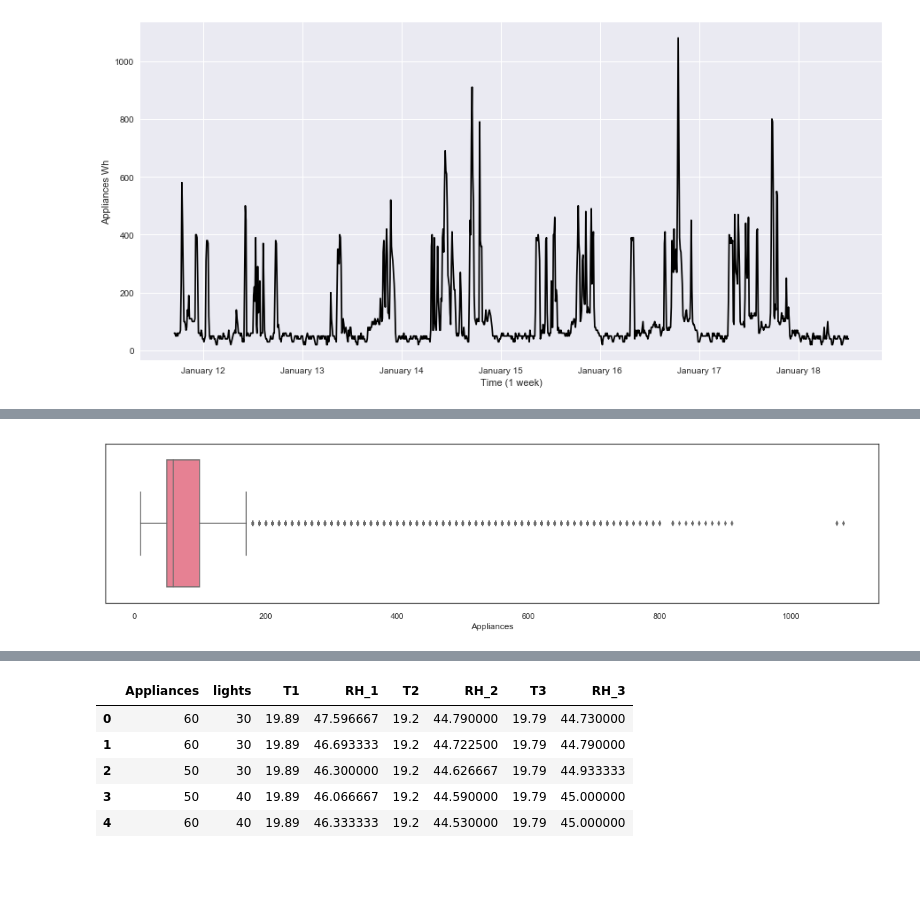
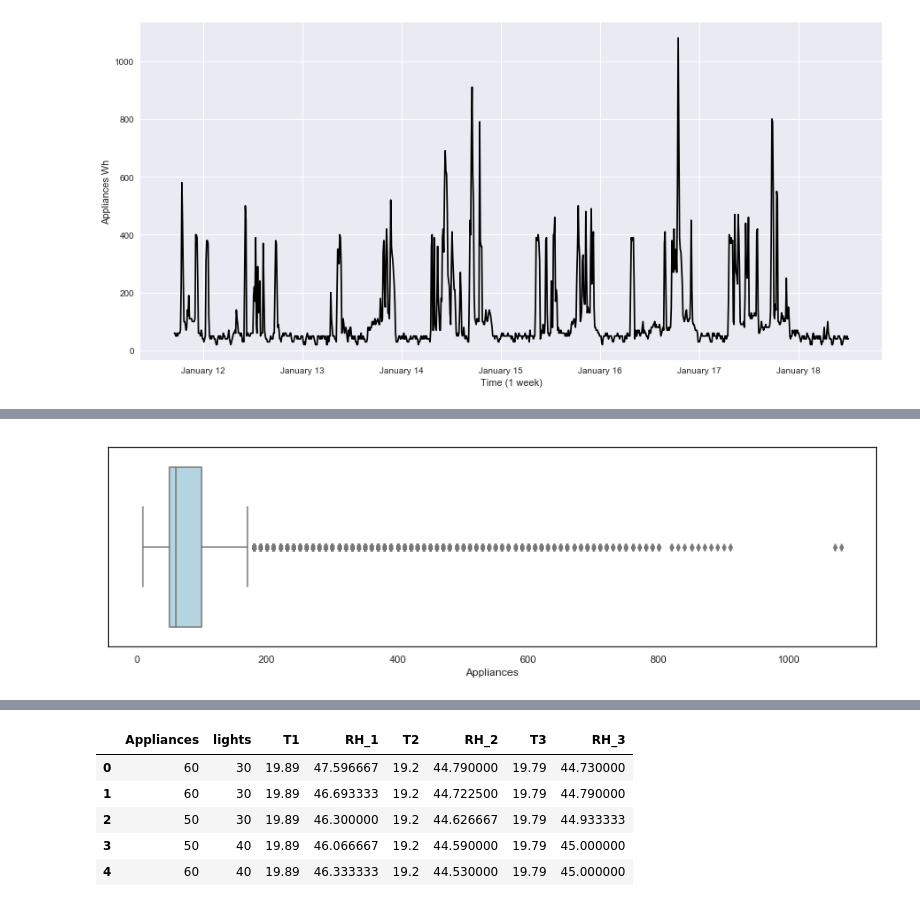
Before and after one commit to arianaroz/comp257-portfolio-2019, a Jupyter notebook: Portfolio 2.ipynb, the cells around one changed output, grey strips where cells are left out. Cells and saved outputs as stored; diff of their text form; code cells hidden in the pictures; blank space fills up the shorter version.

```diff
--- a/Portfolio 2.ipynb
+++ b/Portfolio 2.ipynb
@@ -10,12 +10,13 @@ from datetime import datetime
 import matplotlib.dates as mdates
 from matplotlib.dates import DateFormatter
 
-plt.style.use('seaborn')
+#plt.style.use('seaborn')
 %matplotlib inline
 from sklearn import linear_model
 from sklearn.linear_model import LinearRegression
 from sklearn.metrics import r2_score
-pd.options.mode.chained_assignment = None
+import warnings
+warnings.simplefilter('ignore')
 # %%
 energy = pd.read_csv('data/energydata_complete.csv')
 train = pd.read_csv('data/training.csv')
@@ -77,6 +84,6 @@ plt.show()
 # %%
 sns.set(style="white", palette="husl")
-plt.figure(figsize=(19,4))
-b = sns.boxplot(x='Appliances', data=energy)
+plt.figure(figsize=(15,4))
+b = sns.boxplot(x='Appliances', data=energy, color='lightblue')
 # %% [output]
-[figure, old version]
+[figure, new version]
```
Also changed, not shown: parts of 24 cells of this notebook.
